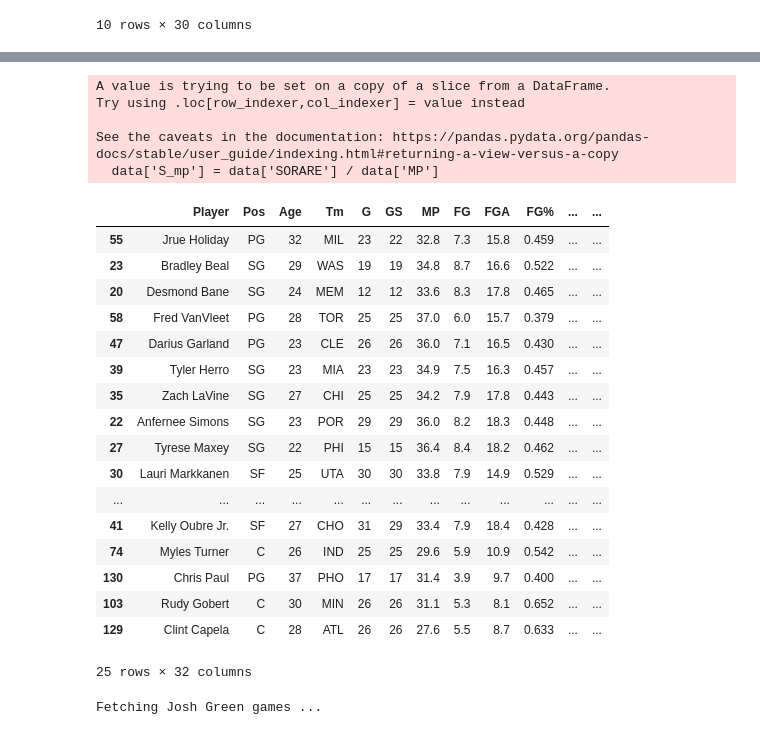
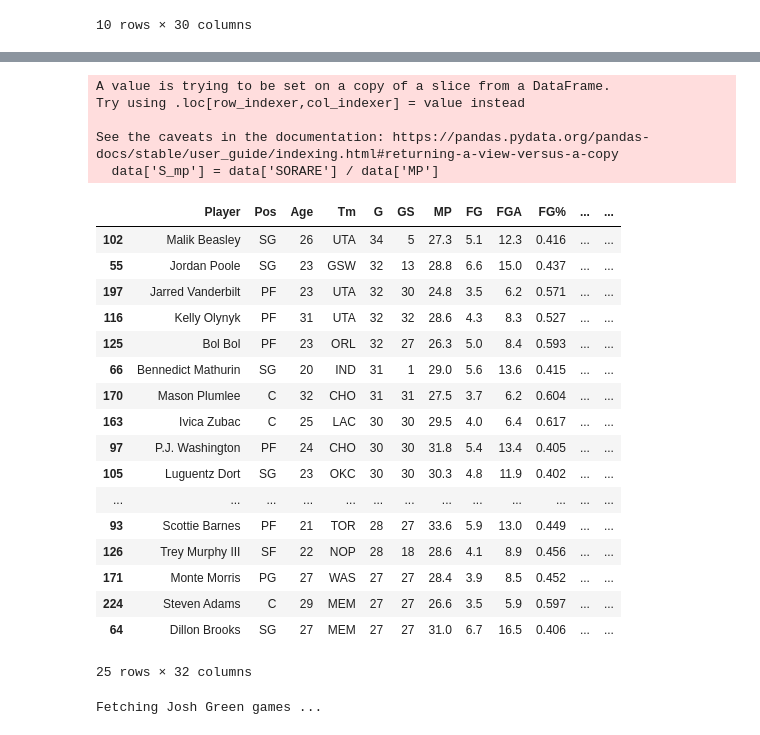
Before and after one commit to martinbog19/SORARE_lineup_builder, a Jupyter notebook: scouting.ipynb, the cells around one changed output, grey strips where cells are left out. Cells and saved outputs as stored; diff of their text form; code cells hidden in the pictures.

```diff
--- a/scouting.ipynb
+++ b/scouting.ipynb
@@ -99,30 +94,30 @@ plt.scatter(data_live.MP, data_live.SORARE)
 # %%
-data = data_live[(data_live['SORARE'] >= 30) & (data_live['SORARE'] < 35) & (data_live['G'] >= 10)]
+data = data_live[(data_live['SORARE'] >= 20) & (data_live['SORARE'] < 25) & (data_live['G'] >= 10)]
 data['S_mp'] = data['SORARE'] / data['MP']
-data.sort_values('SORARE', ascending=False).head(25)
+data.sort_values('G', ascending=False).head(25)
 # %% [output]
 A value is trying to be set on a copy of a slice from a DataFrame.
 Try using .loc[row_indexer,col_indexer] = value instead
 
 See the caveats in the documentation: https://pandas.pydata.org/pandas-docs/stable/user_guide/indexing.html#returning-a-view-versus-a-copy
   data['S_mp'] = data['SORARE'] / data['MP']
 |  | Player | Pos | Age | Tm | G | GS | MP | FG | FGA | FG% | ... | ... |
-| 55 | Jrue Holiday | PG | 32 | MIL | 23 | 22 | 32.8 | 7.3 | 15.8 | 0.459 | ... | ... |
-| 23 | Bradley Beal | SG | 29 | WAS | 19 | 19 | 34.8 | 8.7 | 16.6 | 0.522 | ... | ... |
-| 20 | Desmond Bane | SG | 24 | MEM | 12 | 12 | 33.6 | 8.3 | 17.8 | 0.465 | ... | ... |
-| 58 | Fred VanVleet | PG | 28 | TOR | 25 | 25 | 37.0 | 6.0 | 15.7 | 0.379 | ... | ... |
-| 47 | Darius Garland | PG | 23 | CLE | 26 | 26 | 36.0 | 7.1 | 16.5 | 0.430 | ... | ... |
-| 39 | Tyler Herro | SG | 23 | MIA | 23 | 23 | 34.9 | 7.5 | 16.3 | 0.457 | ... | ... |
-| 35 | Zach LaVine | SG | 27 | CHI | 25 | 25 | 34.2 | 7.9 | 17.8 | 0.443 | ... | ... |
-| 22 | Anfernee Simons | SG | 23 | POR | 29 | 29 | 36.0 | 8.2 | 18.3 | 0.448 | ... | ... |
-| 27 | Tyrese Maxey | SG | 22 | PHI | 15 | 15 | 36.4 | 8.4 | 18.2 | 0.462 | ... | ... |
-| 30 | Lauri Markkanen | SF | 25 | UTA | 30 | 30 | 33.8 | 7.9 | 14.9 | 0.529 | ... | ... |
+| 102 | Malik Beasley | SG | 26 | UTA | 34 | 5 | 27.3 | 5.1 | 12.3 | 0.416 | ... | ... |
+| 55 | Jordan Poole | SG | 23 | GSW | 32 | 13 | 28.8 | 6.6 | 15.0 | 0.437 | ... | ... |
+| 197 | Jarred Vanderbilt | PF | 23 | UTA | 32 | 30 | 24.8 | 3.5 | 6.2 | 0.571 | ... | ... |
+| 116 | Kelly Olynyk | PF | 31 | UTA | 32 | 32 | 28.6 | 4.3 | 8.3 | 0.527 | ... | ... |
+| 125 | Bol Bol | PF | 23 | ORL | 32 | 27 | 26.3 | 5.0 | 8.4 | 0.593 | ... | ... |
+| 66 | Bennedict Mathurin | SG | 20 | IND | 31 | 1 | 29.0 | 5.6 | 13.6 | 0.415 | ... | ... |
+| 170 | Mason Plumlee | C | 32 | CHO | 31 | 31 | 27.5 | 3.7 | 6.2 | 0.604 | ... | ... |
+| 163 | Ivica Zubac | C | 25 | LAC | 30 | 30 | 29.5 | 4.0 | 6.4 | 0.617 | ... | ... |
+| 97 | P.J. Washington | PF | 24 | CHO | 30 | 30 | 31.8 | 5.4 | 13.4 | 0.405 | ... | ... |
+| 105 | Luguentz Dort | SG | 23 | OKC | 30 | 30 | 30.3 | 4.8 | 11.9 | 0.402 | ... | ... |
 | ... | ... | ... | ... | ... | ... | ... | ... | ... | ... | ... | ... | ... |
-| 41 | Kelly Oubre Jr. | SF | 27 | CHO | 31 | 29 | 33.4 | 7.9 | 18.4 | 0.428 | ... | ... |
-| 74 | Myles Turner | C | 26 | IND | 25 | 25 | 29.6 | 5.9 | 10.9 | 0.542 | ... | ... |
-| 130 | Chris Paul | PG | 37 | PHO | 17 | 17 | 31.4 | 3.9 | 9.7 | 0.400 | ... | ... |
-| 103 | Rudy Gobert | C | 30 | MIN | 26 | 26 | 31.1 | 5.3 | 8.1 | 0.652 | ... | ... |
-| 129 | Clint Capela | C | 28 | ATL | 26 | 26 | 27.6 | 5.5 | 8.7 | 0.633 | ... | ... |
+| 93 | Scottie Barnes | PF | 21 | TOR | 28 | 27 | 33.6 | 5.9 | 13.0 | 0.449 | ... | ... |
+| 126 | Trey Murphy III | SF | 22 | NOP | 28 | 18 | 28.6 | 4.1 | 8.9 | 0.456 | ... | ... |
+| 171 | Monte Morris | PG | 27 | WAS | 27 | 27 | 28.4 | 3.9 | 8.5 | 0.452 | ... | ... |
+| 224 | Steven Adams | C | 29 | MEM | 27 | 27 | 26.6 | 3.5 | 5.9 | 0.597 | ... | ... |
+| 64 | Dillon Brooks | SG | 27 | MEM | 27 | 27 | 31.0 | 6.7 | 16.5 | 0.406 | ... | ... |
 25 rows × 32 columns
 # %%
 data = data_live[(data_live['PTS'] >= 7) & (data_live['PTS'] <= 12)]
```
Also changed, not shown: parts of 1 cell of this notebook, 4 other files.
